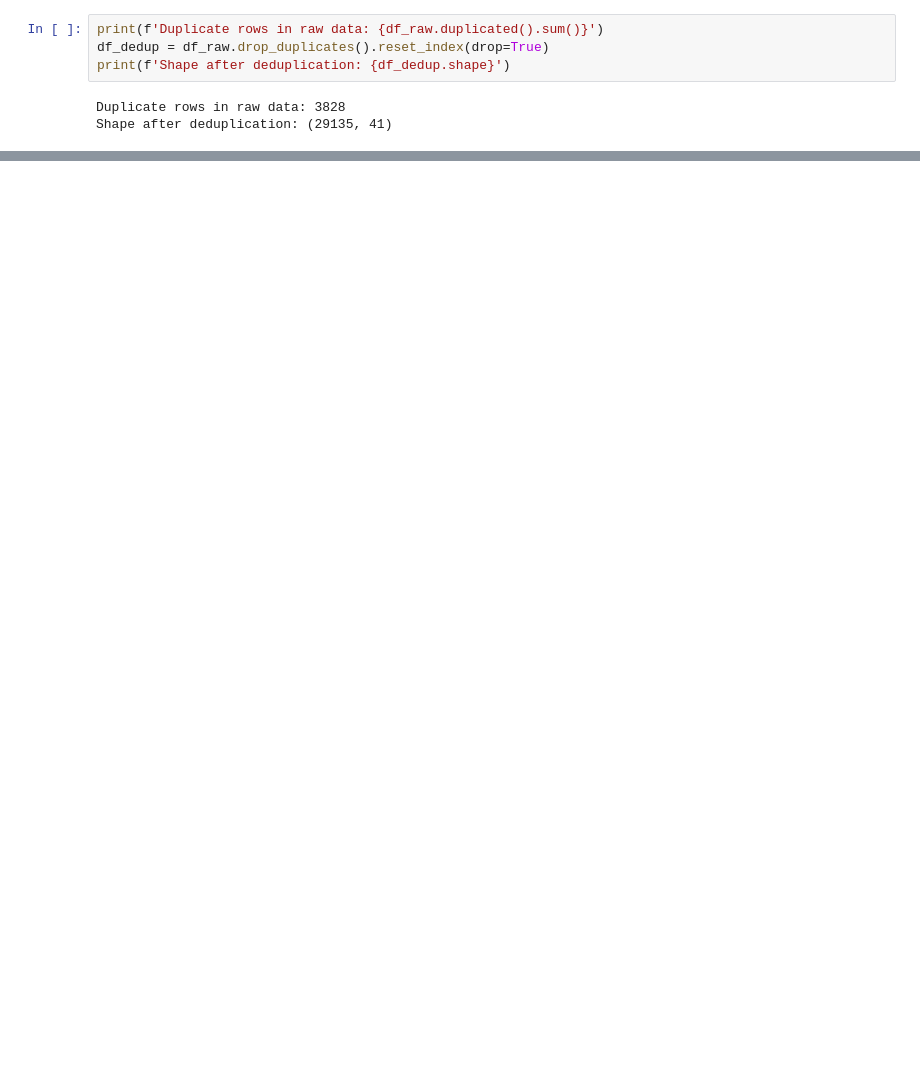
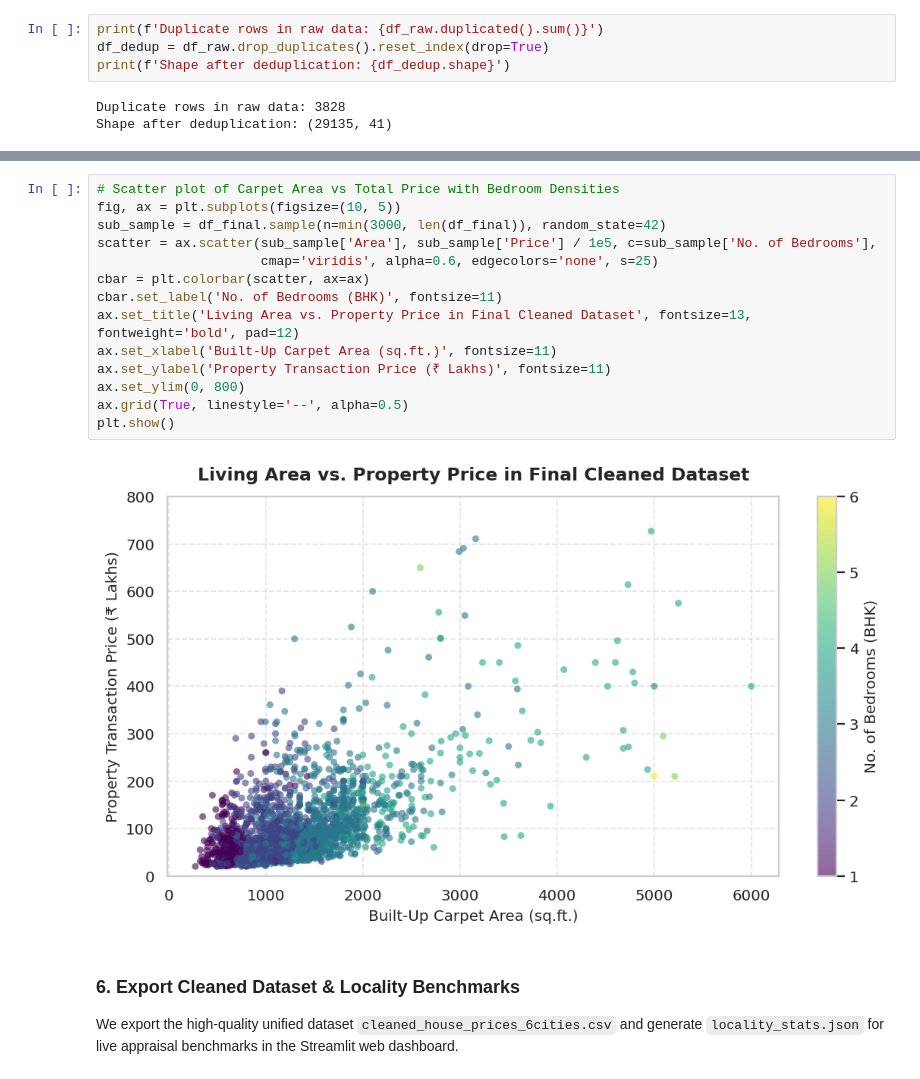
Before and after one commit to VysyarajuHansuja/PropertyGuard, a Jupyter notebook: clean_dataset.ipynb, the cells around one changed output, grey strips where cells are left out. Drawn from its saved outputs; the diff is of its cells as text; blank space fills up the shorter version.

```diff
--- a/clean_dataset.ipynb
+++ b/clean_dataset.ipynb
@@ -139,0 +243,19 @@ Successfully saved cleaned_house_prices_6cities.csv!
+# %%
+# Scatter plot of Carpet Area vs Total Price with Bedroom Densities
+fig, ax = plt.subplots(figsize=(10, 5))
+sub_sample = df_final.sample(n=min(3000, len(df_final)), random_state=42)
+scatter = ax.scatter(sub_sample['Area'], sub_sample['Price'] / 1e5, c=sub_sample['No. of Bedrooms'],
+                     cmap='viridis', alpha=0.6, edgecolors='none', s=25)
+cbar = plt.colorbar(scatter, ax=ax)
+cbar.set_label('No. of Bedrooms (BHK)', fontsize=11)
+ax.set_title('Living Area vs. Property Price in Final Cleaned Dataset', fontsize=13, fontweight='bold', pad=12)
+ax.set_xlabel('Built-Up Carpet Area (sq.ft.)', fontsize=11)
+ax.set_ylabel('Property Transaction Price (₹ Lakhs)', fontsize=11)
+ax.set_ylim(0, 800)
+ax.grid(True, linestyle='--', alpha=0.5)
+plt.show()
+# %% [output]
+[figure, added]
+# %% [markdown]
+### 6. Export Cleaned Dataset & Locality Benchmarks
+We export the high-quality unified dataset `cleaned_house_prices_6cities.csv` and generate `locality_stats.json` for live appraisal benchmarks in the Streamlit web dashboard.
```
Also changed, not shown: parts of 22 cells of this notebook.
